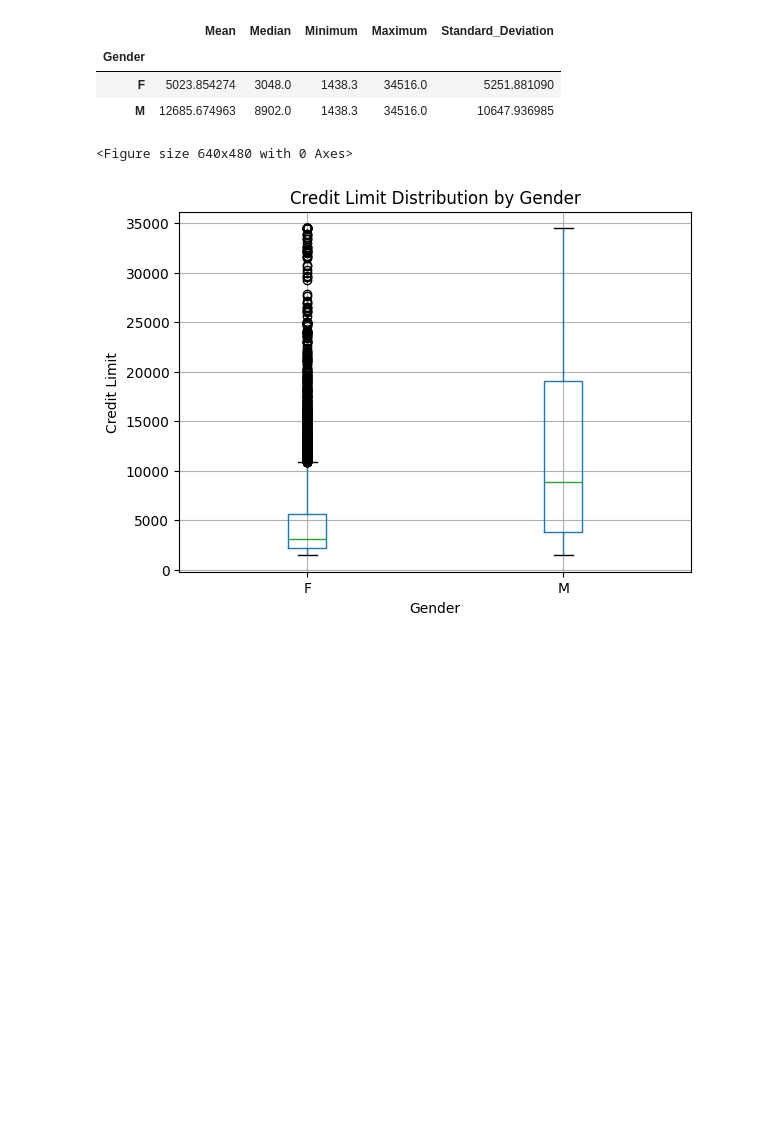
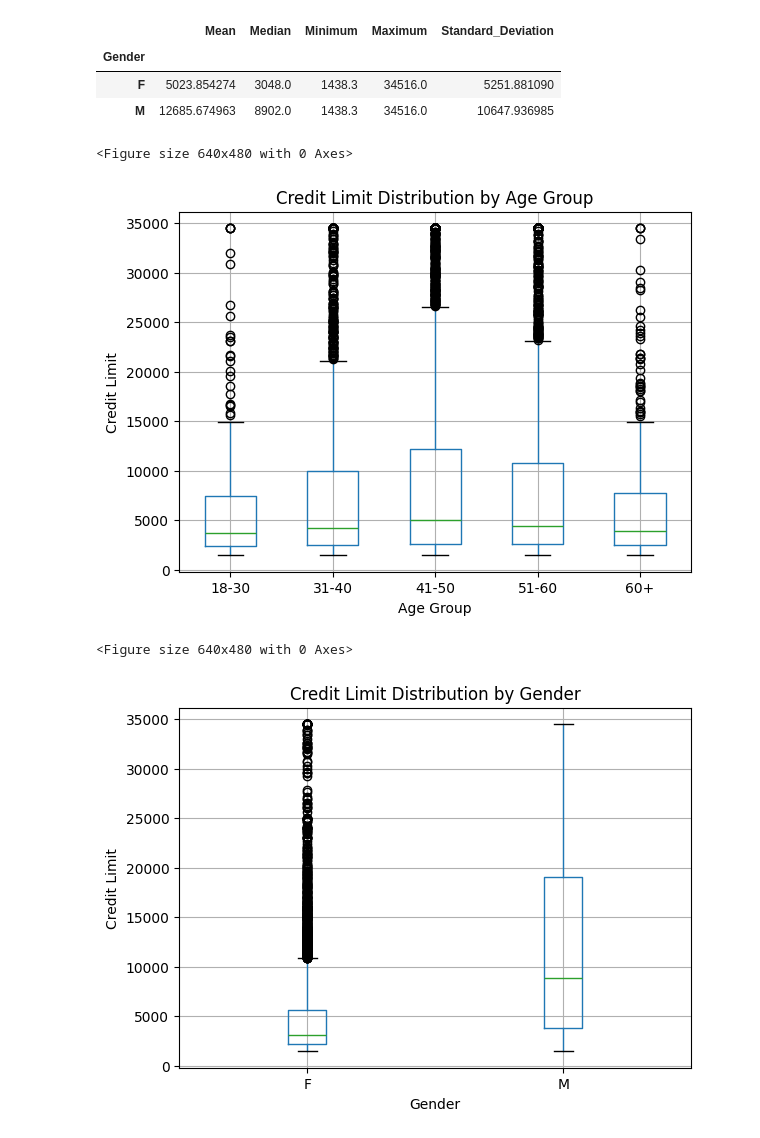
Before and after one commit to sharvmahajan/TE, a Jupyter notebook: A3/DSBDAL_Assignment_3A.ipynb, the cells around one changed output. Drawn from its saved outputs; the diff is of its cells as text; code cells hidden in the pictures; blank space fills up the shorter version.

```diff
--- a/A3/DSBDAL_Assignment_3A.ipynb
+++ b/A3/DSBDAL_Assignment_3A.ipynb
@@ -88,6 +111,19 @@ summary_statistics
 | Gender |  |  |  |  |  |
 | F | 5023.854274 | 3048.0 | 1438.3 | 34516.0 | 5251.881090 |
 | M | 12685.674963 | 8902.0 | 1438.3 | 34516.0 | 10647.936985 |
+# %%
+plt.figure()
+df.boxplot(column="Credit_Limit", by="Age_Group")
+
+plt.title("Credit Limit Distribution by Age Group")
+plt.suptitle("")
+plt.xlabel("Age Group")
+plt.ylabel("Credit Limit")
+
+plt.show()
+# %% [output]
+<Figure size 640x480 with 0 Axes>
+[figure, added]
 # %%
 plt.figure()
 df.boxplot(column="Credit_Limit", by="Gender")
```
Also changed, not shown: parts of 10 cells of this notebook.
